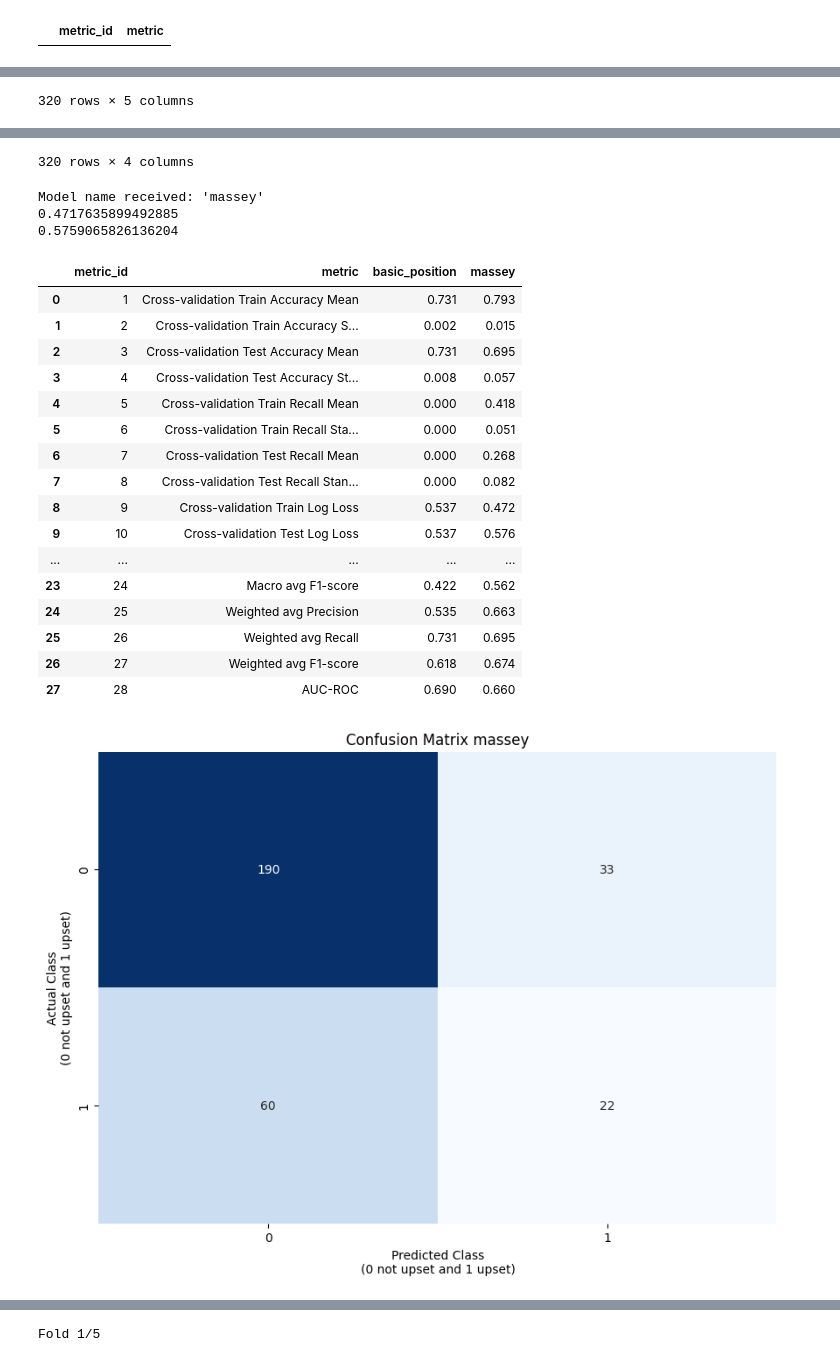
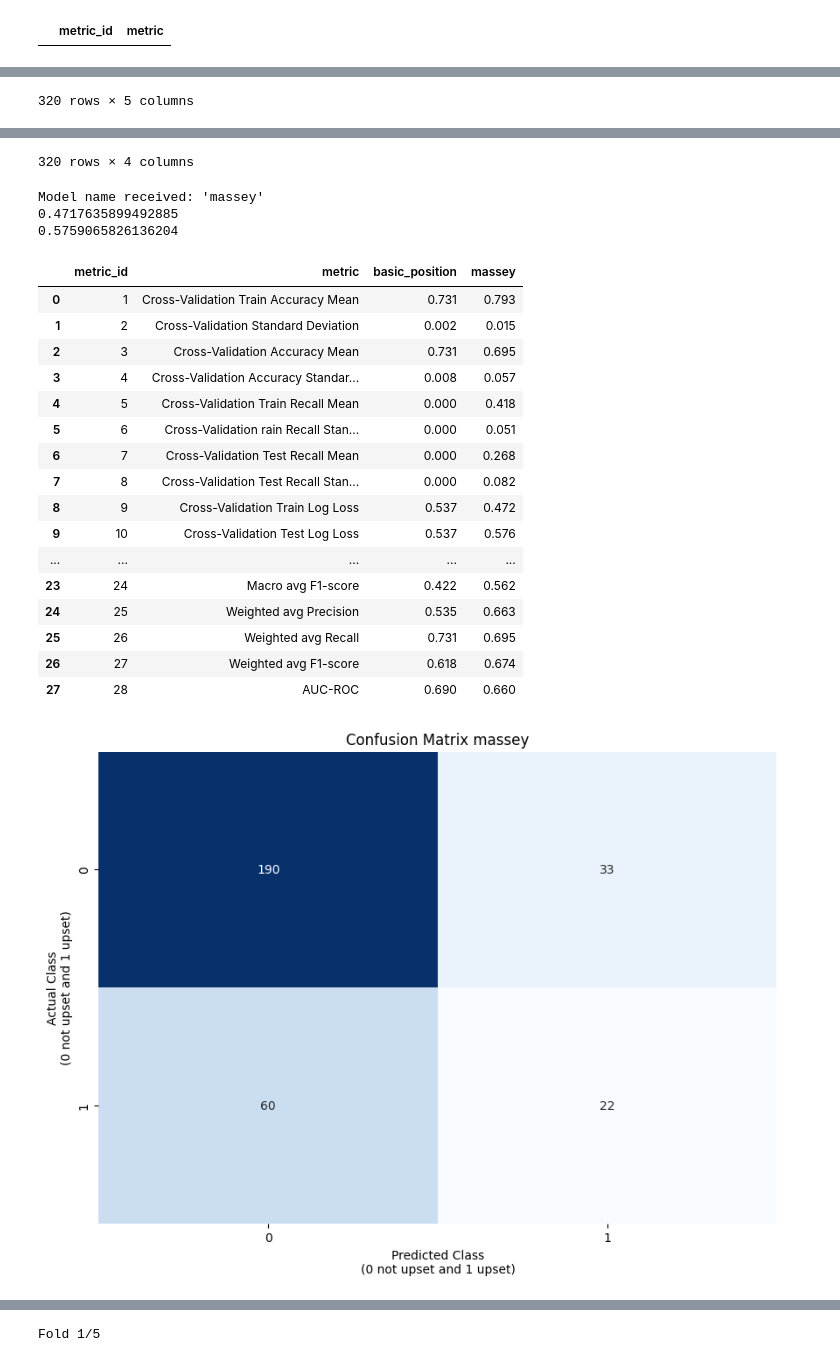
Before and after one commit to chorltonm/fa-cup-upsets, a Jupyter notebook: notebooks/models/rating_models.ipynb, the cells around one changed output, grey strips where cells are left out. Saved outputs shown, nothing was run; the diff lists cells and outputs as text; code cells hidden in the pictures.

```diff
--- a/notebooks/models/rating_models.ipynb
+++ b/notebooks/models/rating_models.ipynb
@@ -187,10 +186,10 @@ def run_rating_models_cross_validation (fa_cup_scores_df, ratings_function, rati
     skf = StratifiedKFold(n_splits=num_folds, shuffle=True, random_state=random_state)
 
     # Initialize lists to store results
-    fold_train_accuracies = []
-    fold_train_recalls = []
-    fold_test_accuracies = []
-    fold_test_recalls = []
+    train_accuracies = []
+    train_recalls = []
+    test_accuracies = []
+    test_recalls = []
     all_y_train_true = []
     all_y_train_pred = []
     all_y_train_pred_proba = []
@@ -222,7 +221,6 @@ def run_rating_models_cross_validation (fa_cup_scores_df, ratings_function, rati
         ratings_list = [(ratings_model, fold, team_no, rating) for team_no, rating in ratings]
         fold_ratings.extend(ratings_list)
 
-         # Predict upsets for train and test data
         # Predict upsets for train data
         train_actual_upsets = []
         train_predicted_upsets = []
@@ -235,7 +233,6 @@ def run_rating_models_cross_validation (fa_cup_scores_df, ratings_function, rati
                 ranked_ratings
             )
             actual_upset = row['actual_upset']
-            rating_diff = home_team_rating - away_team_rating
             train_actual_upsets.append(actual_upset)
             train_predicted_upsets.append(predicted_upset)
             train_upset_probabilities.append(upset_probability)
@@ -243,8 +240,8 @@ def run_rating_models_cross_validation (fa_cup_scores_df, ratings_function, rati
         # Calculate train metrics
         train_accuracy = accuracy_score(train_actual_upsets, train_predicted_upsets)
         train_recall = recall_score(train_actual_upsets, train_predicted_upsets)
-        fold_train_accuracies.append(train_accuracy)
-        fold_train_recalls.append(train_recall)
+        train_accuracies.append(train_accuracy)
+        train_recalls.append(train_recall)
         all_y_train_true.extend(train_actual_upsets)
         all_y_train_pred.extend(train_predicted_upsets)
         all_y_train_pred_proba.extend(train_upset_probabilities)
@@ -288,8 +285,8 @@ def run_rating_models_cross_validation (fa_cup_scores_df, ratings_function, rati
         # Calculate test metrics
         test_accuracy = accuracy_score(test_actual_upsets, test_predicted_upsets)
         test_recall = recall_score(test_actual_upsets, test_predicted_upsets)
-        fold_test_accuracies.append(test_accuracy)
-        fold_test_recalls.append(test_recall)
+        test_accuracies.append(test_accuracy)
+        test_recalls.append(test_recall)
         all_y_test_true.extend(test_actual_upsets)
         all_y_test_pred.extend(test_predicted_upsets)
         all_y_test_pred_proba.extend(test_upset_probabilities)
@@ -305,7 +302,7 @@ def run_rating_models_cross_validation (fa_cup_scores_df, ratings_function, rati
         ratings_df['rank'] = ratings_df.groupby('fold_number')['rating'].rank(ascending=False, method='dense').astype(int)
 
 
-    return ratings_df, test_predictions_df, all_y_train_true, all_y_train_pred, all_y_test_true, all_y_test_pred, fold_train_accuracies, fold_train_recalls, fold_test_accuracies, fold_test_recalls, all_y_train_pred_proba, all_y_test_pred_proba, ratings_model
+    return ratings_df, test_predictions_df, all_y_train_true, all_y_train_pred, all_y_test_true, all_y_test_pred, train_accuracies, train_recalls, test_accuracies, test_recalls, all_y_train_pred_proba, all_y_test_pred_proba, ratings_model
 # %%
 # Results & Rank Dataframes
 all_ranks_df = pd.DataFrame(columns=['team_no','fold_number'])
@@ -313,19 +310,20 @@ display(all_ranks_df)
 
 all_results_df = pd.DataFrame(columns=['metric_id', 'metric'])
 display(all_results_df)
+
+test_flag = 'Cross-Validation'
 # %% [output]
 |  | team_no | fold_number |
 |  | metric_id | metric |
 # %%
 # Basic Position Ratings
 ratings_model = 'basic_position'
-ratings_function = basic_position_ratings
+ratings_function = ratings_functions.basic_position_ratings
 num_folds = 5
 
 # Call ratings function and run cross validation
-
 (ratings_df,test_predictions_df, all_y_train_true, all_y_train_pred, all_y_test_true, all_y_test_pred,
- fold_train_accuracies, fold_train_recalls, fold_test_accuracies, fold_test_recalls,
+ train_accuracies, train_recalls, test_accuracies, test_recalls,
  all_y_train_pred_proba, all_y_test_pred_proba, ratings_model) = run_rating_models_cross_validation (fa_cup_scores_df, ratings_function, ratings_model, num_folds)
 
 
@@ -347,7 +345,9 @@ display(all_ranks_df)
 
 # Create confusion matrix from results
 model_name_ranking = ratings_model
-results_df, cm_fig, roc_fig = create_model_results_df(all_y_train_true, all_y_train_pred, all_y_test_true, all_y_test_pred, fold_train_accuracies, fold_train_recalls, fold_test_accuracies, fold_test_recalls, all_y_train_pred_proba, all_y_test_pred_proba, model_name_ranking)
+avg_train_accuracy = np.mean(train_accuracies)
+print(avg_train_accuracy)
+results_df, cm_fig, roc_fig = create_model_results.create_model_results_df(all_y_train_true, all_y_train_pred, all_y_test_true, all_y_test_pred, train_accuracies, train_recalls, test_accuracies, test_recalls, all_y_train_pred_proba, all_y_test_pred_proba, model_name_ranking, test_flag)
 
 results_df = results_df.reset_index()
 results_df['metric_id'] = results_df.index + 1
@@ -439,13 +440,12 @@ Model name received: 'basic_position'
 # %%
 # Massey Ratings
 ratings_model = 'massey'
-ratings_function = massey_ratings
+ratings_function = ratings_functions.massey_ratings
 num_folds = 5
 
 # Call ratings function and run cross validation
-
 (ratings_df,test_predictions_df, all_y_train_true, all_y_train_pred, all_y_test_true, all_y_test_pred,
- fold_train_accuracies, fold_train_recalls, fold_test_accuracies, fold_test_recalls,
+ train_accuracies, train_recalls, test_accuracies, test_recalls,
  all_y_train_pred_proba, all_y_test_pred_proba, ratings_model) = run_rating_models_cross_validation (fa_cup_scores_df, ratings_function, ratings_model, num_folds)
 
 
@@ -467,7 +467,7 @@ display(all_ranks_df)
 
 # Create confusion matrix from results
 model_name_ranking = ratings_model
-results_df, cm_fig, roc_fig = create_model_results_df(all_y_train_true, all_y_train_pred, all_y_test_true, all_y_test_pred, fold_train_accuracies, fold_train_recalls, fold_test_accuracies, fold_test_recalls, all_y_train_pred_proba, all_y_test_pred_proba, model_name_ranking)
+results_df, cm_fig, roc_fig = create_model_results.create_model_results_df(all_y_train_true, all_y_train_pred, all_y_test_true, all_y_test_pred, train_accuracies, train_recalls, test_accuracies, test_recalls, all_y_train_pred_proba, all_y_test_pred_proba, model_name_ranking, test_flag)
 
 results_df = results_df.reset_index()
 results_df['metric_id'] = results_df.index + 1
@@ -526,33 +526,33 @@ Big Query target predictions table analysis_layer.ratings_predictions rows delet
 305 rows appended to predictions table analysis_layer.ratings_predictions successfully.
 Big Query target ratings table analysis_layer.ratings rows deleted: 320
 320 rows appended to ratings table analysis_layer.ratings successfully.
 |  | team_no | fold_number | basic_position | massey |
 | 0 | 1 | 1 | 1 | 1 |
 | 1 | 1 | 2 | 1 | 1 |
 | 2 | 1 | 3 | 1 | 1 |
 | 3 | 1 | 4 | 1 | 1 |
 | 4 | 1 | 5 | 1 | 2 |
 | ... | ... | ... | ... | ... |
 | 315 | 64 | 1 | 64 | 56 |
 | 316 | 64 | 2 | 64 | 62 |
 | 317 | 64 | 3 | 64 | 60 |
 | 318 | 64 | 4 | 64 | 57 |
 | 319 | 64 | 5 | 64 | 59 |
 320 rows × 4 columns
 Model name received: 'massey'
 0.4717635899492885
 0.5759065826136204
 |  | metric_id | metric | basic_position | massey |
-| 0 | 1 | Cross-validation Train Accuracy Mean | 0.731 | 0.793 |
-| 1 | 2 | Cross-validation Train Accuracy S... | 0.002 | 0.015 |
-| 2 | 3 | Cross-validation Test Accuracy Mean | 0.731 | 0.695 |
-| 3 | 4 | Cross-validation Test Accuracy St... | 0.008 | 0.057 |
-| 4 | 5 | Cross-validation Train Recall Mean | 0.000 | 0.418 |
-| 5 | 6 | Cross-validation Train Recall Sta... | 0.000 | 0.051 |
-| 6 | 7 | Cross-validation Test Recall Mean | 0.000 | 0.268 |
-| 7 | 8 | Cross-validation Test Recall Stan... | 0.000 | 0.082 |
-| 8 | 9 | Cross-validation Train Log Loss | 0.537 | 0.472 |
-| 9 | 10 | Cross-validation Test Log Loss | 0.537 | 0.576 |
+| 0 | 1 | Cross-Validation Train Accuracy Mean | 0.731 | 0.793 |
+| 1 | 2 | Cross-Validation Standard Deviation | 0.002 | 0.015 |
+| 2 | 3 | Cross-Validation Accuracy Mean | 0.731 | 0.695 |
+| 3 | 4 | Cross-Validation Accuracy Standar... | 0.008 | 0.057 |
+| 4 | 5 | Cross-Validation Train Recall Mean | 0.000 | 0.418 |
+| 5 | 6 | Cross-Validation rain Recall Stan... | 0.000 | 0.051 |
+| 6 | 7 | Cross-Validation Test Recall Mean | 0.000 | 0.268 |
+| 7 | 8 | Cross-Validation Test Recall Stan... | 0.000 | 0.082 |
+| 8 | 9 | Cross-Validation Train Log Loss | 0.537 | 0.472 |
+| 9 | 10 | Cross-Validation Test Log Loss | 0.537 | 0.576 |
 | ... | ... | ... | ... | ... |
 | 23 | 24 | Macro avg F1-score | 0.422 | 0.562 |
 | 24 | 25 | Weighted avg Precision | 0.535 | 0.663 |
```
Also changed, not shown: parts of 10 cells of this notebook.
